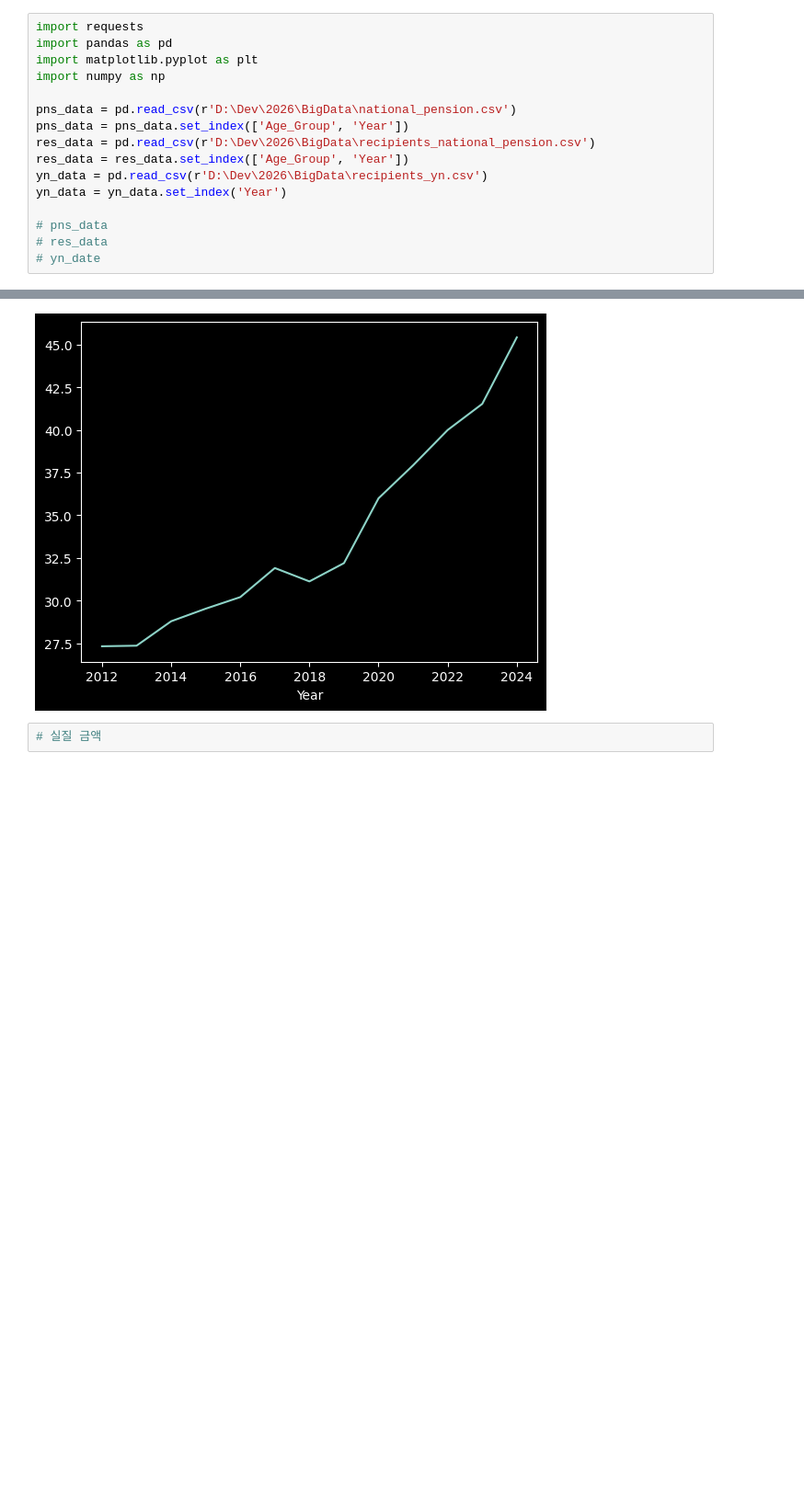
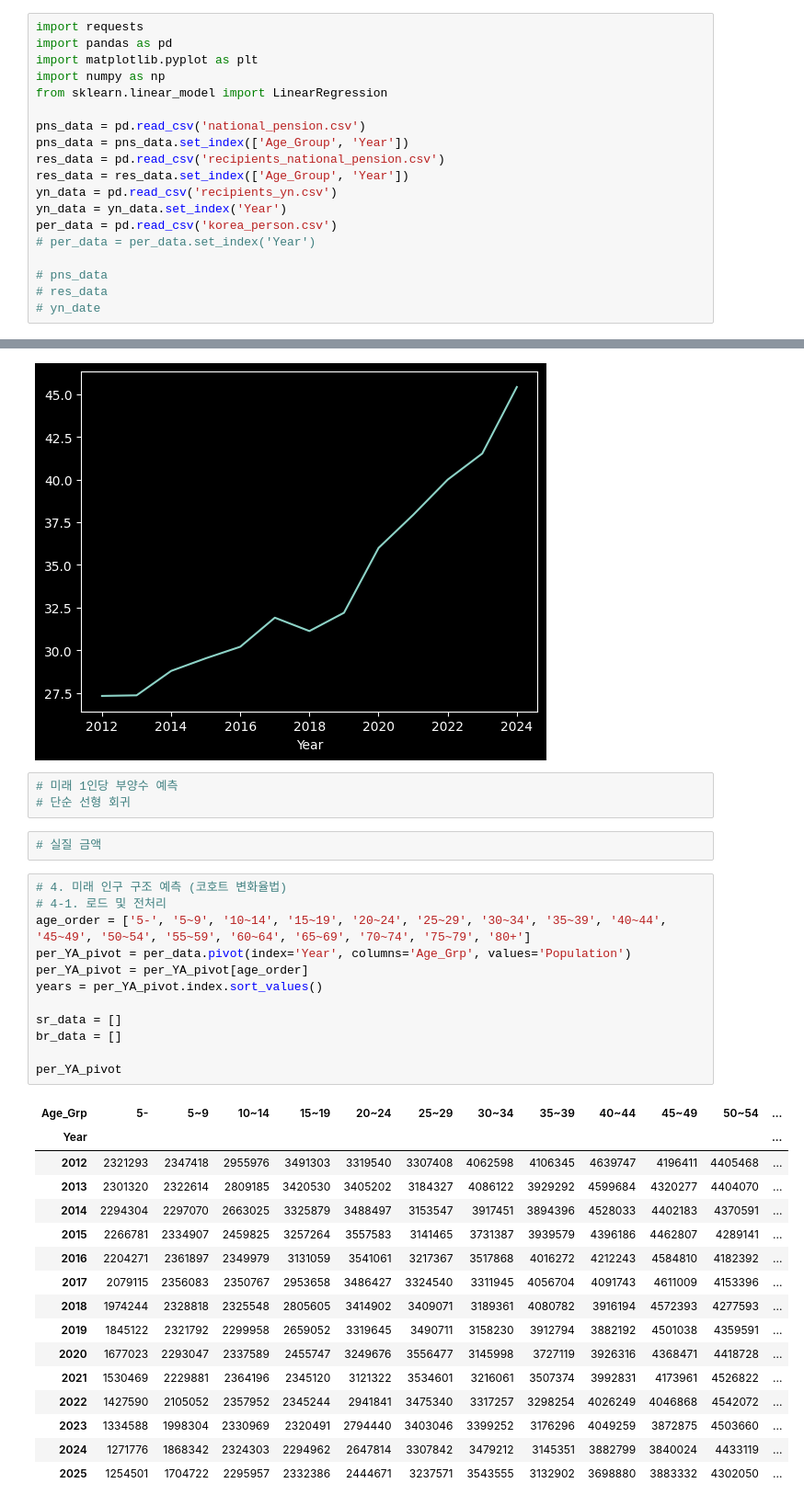
Before and after one commit to gigeon/bigData, a Jupyter notebook: bigDataPjt.ipynb, the cells around one changed output, grey strips where cells are left out. Shown at 92% size. Cells and saved outputs as stored; diff of their text form; blank space fills up the shorter version.

```diff
--- a/bigDataPjt.ipynb
+++ b/bigDataPjt.ipynb
@@ -3,13 +3,16 @@ import requests
 import pandas as pd
 import matplotlib.pyplot as plt
 import numpy as np
+from sklearn.linear_model import LinearRegression
 
-pns_data = pd.read_csv(r'D:\Dev\2026\BigData\national_pension.csv')
+pns_data = pd.read_csv('national_pension.csv')
 pns_data = pns_data.set_index(['Age_Group', 'Year'])
-res_data = pd.read_csv(r'D:\Dev\2026\BigData\recipients_national_pension.csv')
+res_data = pd.read_csv('recipients_national_pension.csv')
 res_data = res_data.set_index(['Age_Group', 'Year'])
-yn_data = pd.read_csv(r'D:\Dev\2026\BigData\recipients_yn.csv')
+yn_data = pd.read_csv('recipients_yn.csv')
 yn_data = yn_data.set_index('Year')
+per_data = pd.read_csv('korea_person.csv')
+# per_data = per_data.set_index('Year')
 
 # pns_data
 # res_data
@@ -89,5 +61,37 @@ graph_data.plot.line()
 # %% [output]
 <Axes: xlabel='Year'>
 [figure]
+# %%
+# 미래 1인당 부양수 예측
+# 단순 선형 회귀
 # %%
 # 실질 금액
+# %%
+# 4. 미래 인구 구조 예측 (코호트 변화율법)
+# 4-1. 로드 및 전처리
+age_order = ['5-', '5~9', '10~14', '15~19', '20~24', '25~29', '30~34', '35~39', '40~44', '45~49', '50~54', '55~59', '60~64', '65~69', '70~74', '75~79', '80+']
+per_YA_pivot = per_data.pivot(index='Year', columns='Age_Grp', values='Population')
+per_YA_pivot = per_YA_pivot[age_order]
+years = per_YA_pivot.index.sort_values()
+
+sr_data = []
+br_data = []
+
+per_YA_pivot
+# %% [output]
+| Age_Grp | 5- | 5~9 | 10~14 | 15~19 | 20~24 | 25~29 | 30~34 | 35~39 | 40~44 | 45~49 | 50~54 | ... |
+| Year |  |  |  |  |  |  |  |  |  |  |  | ... |
+| 2012 | 2321293 | 2347418 | 2955976 | 3491303 | 3319540 | 3307408 | 4062598 | 4106345 | 4639747 | 4196411 | 4405468 | ... |
+| 2013 | 2301320 | 2322614 | 2809185 | 3420530 | 3405202 | 3184327 | 4086122 | 3929292 | 4599684 | 4320277 | 4404070 | ... |
+| 2014 | 2294304 | 2297070 | 2663025 | 3325879 | 3488497 | 3153547 | 3917451 | 3894396 | 4528033 | 4402183 | 4370591 | ... |
+| 2015 | 2266781 | 2334907 | 2459825 | 3257264 | 3557583 | 3141465 | 3731387 | 3939579 | 4396186 | 4462807 | 4289141 | ... |
+| 2016 | 2204271 | 2361897 | 2349979 | 3131059 | 3541061 | 3217367 | 3517868 | 4016272 | 4212243 | 4584810 | 4182392 | ... |
+| 2017 | 2079115 | 2356083 | 2350767 | 2953658 | 3486427 | 3324540 | 3311945 | 4056704 | 4091743 | 4611009 | 4153396 | ... |
+| 2018 | 1974244 | 2328818 | 2325548 | 2805605 | 3414902 | 3409071 | 3189361 | 4080782 | 3916194 | 4572393 | 4277593 | ... |
+| 2019 | 1845122 | 2321792 | 2299958 | 2659052 | 3319645 | 3490711 | 3158230 | 3912794 | 3882192 | 4501038 | 4359591 | ... |
+| 2020 | 1677023 | 2293047 | 2337589 | 2455747 | 3249676 | 3556477 | 3145998 | 3727119 | 3926316 | 4368471 | 4418728 | ... |
+| 2021 | 1530469 | 2229881 | 2364196 | 2345120 | 3121322 | 3534601 | 3216061 | 3507374 | 3992831 | 4173961 | 4526822 | ... |
+| 2022 | 1427590 | 2105052 | 2357952 | 2345244 | 2941841 | 3475340 | 3317257 | 3298254 | 4026249 | 4046868 | 4542072 | ... |
+| 2023 | 1334588 | 1998304 | 2330969 | 2320491 | 2794440 | 3403046 | 3399252 | 3176296 | 4049259 | 3872875 | 4503660 | ... |
+| 2024 | 1271776 | 1868342 | 2324303 | 2294962 | 2647814 | 3307842 | 3479212 | 3145351 | 3882799 | 3840024 | 4433119 | ... |
+| 2025 | 1254501 | 1704722 | 2295957 | 2332386 | 2444671 | 3237571 | 3543555 | 3132902 | 3698880 | 3883332 | 4302050 | ... |
```
Also changed, not shown: parts of 5 cells of this notebook, 5 other files.
